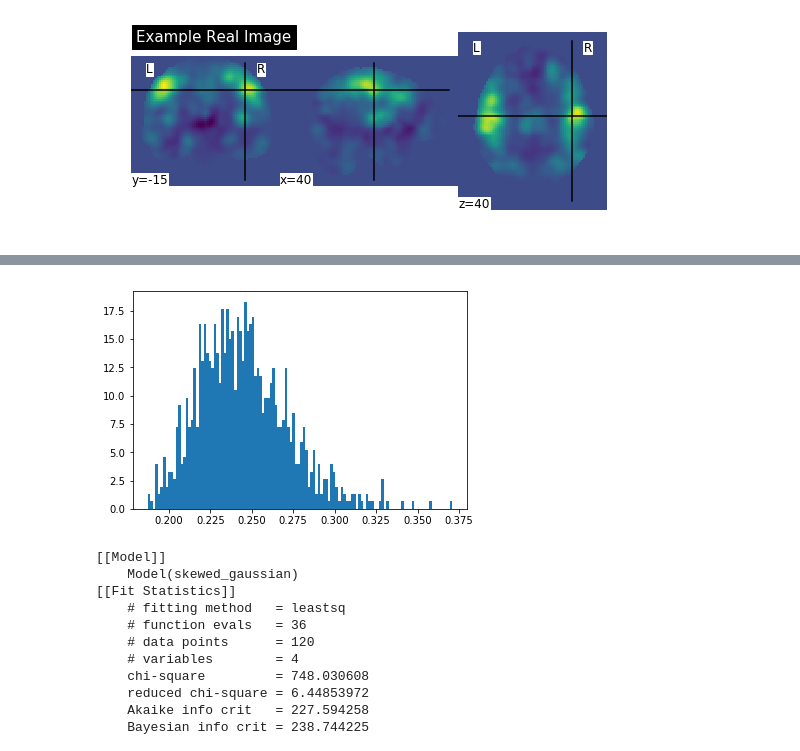
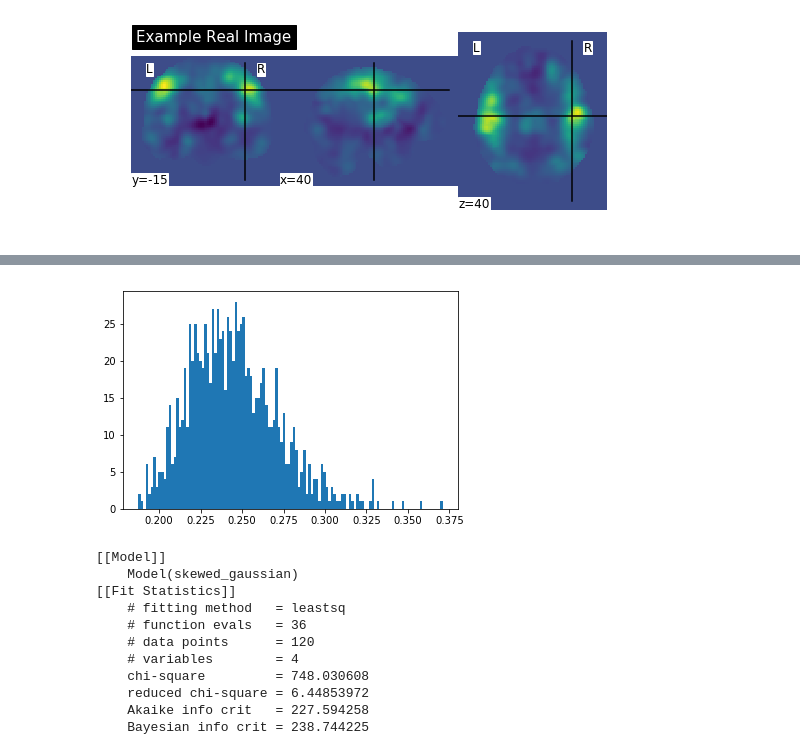
Before and after one commit to tvanasse/brainmap_structure_function_2020, a Jupyter notebook: img_correlation_testing.ipynb, the cells around one changed output, grey strips where cells are left out. Cells and saved outputs as stored; diff of their text form; code cells hidden in the pictures.

```diff
--- a/img_correlation_testing.ipynb
+++ b/img_correlation_testing.ipynb
@@ -153,13 +134,13 @@ plotting.plot_img(x,title="Example Simulation Image")
 # %%
 hist,bins = np.histogram(null_cors,bins=120)
-plt.hist(null_cors,bins,normed=True)
+plt.hist(null_cors,bins)
 
 null_cors_ar = np.array(null_cors)
 null_cors_ar[null_cors_ar>0.10]
 xmin, xmax = min(null_cors_ar), max(null_cors_ar)
 lnspc = np.linspace(xmin,xmax, len(null_cors_ar))
 # %% [output]
-[figure, old version]
+[figure, new version]
 # %%
 #fit null distribution to skewed gaussian
 model = SkewedGaussianModel()
```
Also changed, not shown: parts of 15 cells of this notebook.
